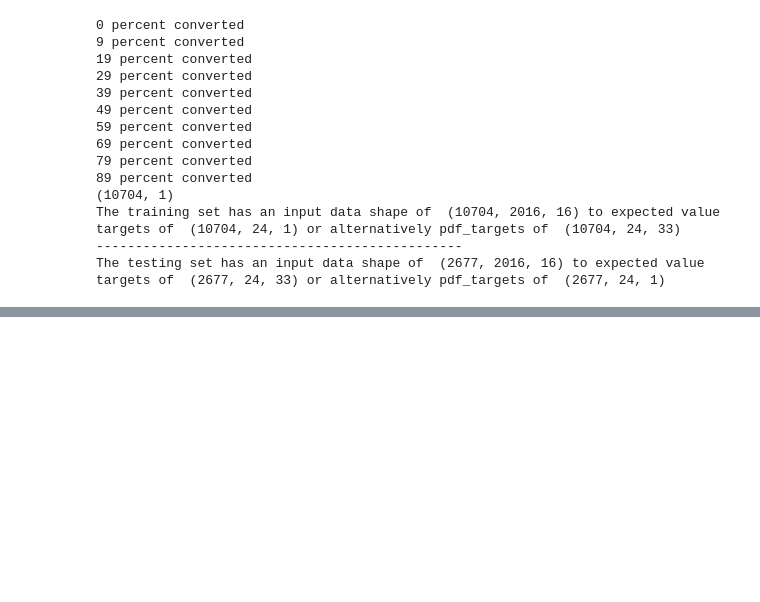
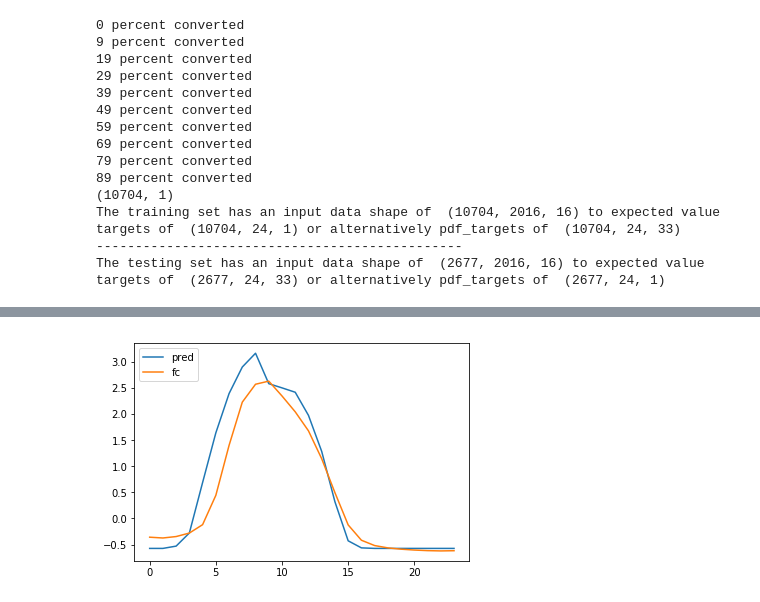
Before and after one commit to ElizavetaKharlova/seq2seq-solar-forecasting, a Jupyter notebook: Build Keras Encoder Decoder.ipynb, the cells around one changed output, grey strips where cells are left out. Drawn from its saved outputs; the diff is of its cells as text; code cells hidden in the pictures; blank space fills up the shorter version.

```diff
--- a/Build Keras Encoder Decoder.ipynb
+++ b/Build Keras Encoder Decoder.ipynb
@@ -250,0 +368,12 @@ Train on 8563 samples, validate on 2141 samples
+# %%
+pred = model.predict(x=[inp_test, ev_teacher_test, blend_factor])
+# %%
+import random
+random_factor = random.randint(0, pred.shape[0])
+
+pylab.plot(ev_test[random_factor,:], label="pred")
+pylab.plot(pred[random_factor,:, 0], label="fc")
+pylab.legend(loc='upper left')
+pylab.show()
+# %% [output]
+[figure, added]
```
Also changed, not shown: parts of 7 cells of this notebook.
